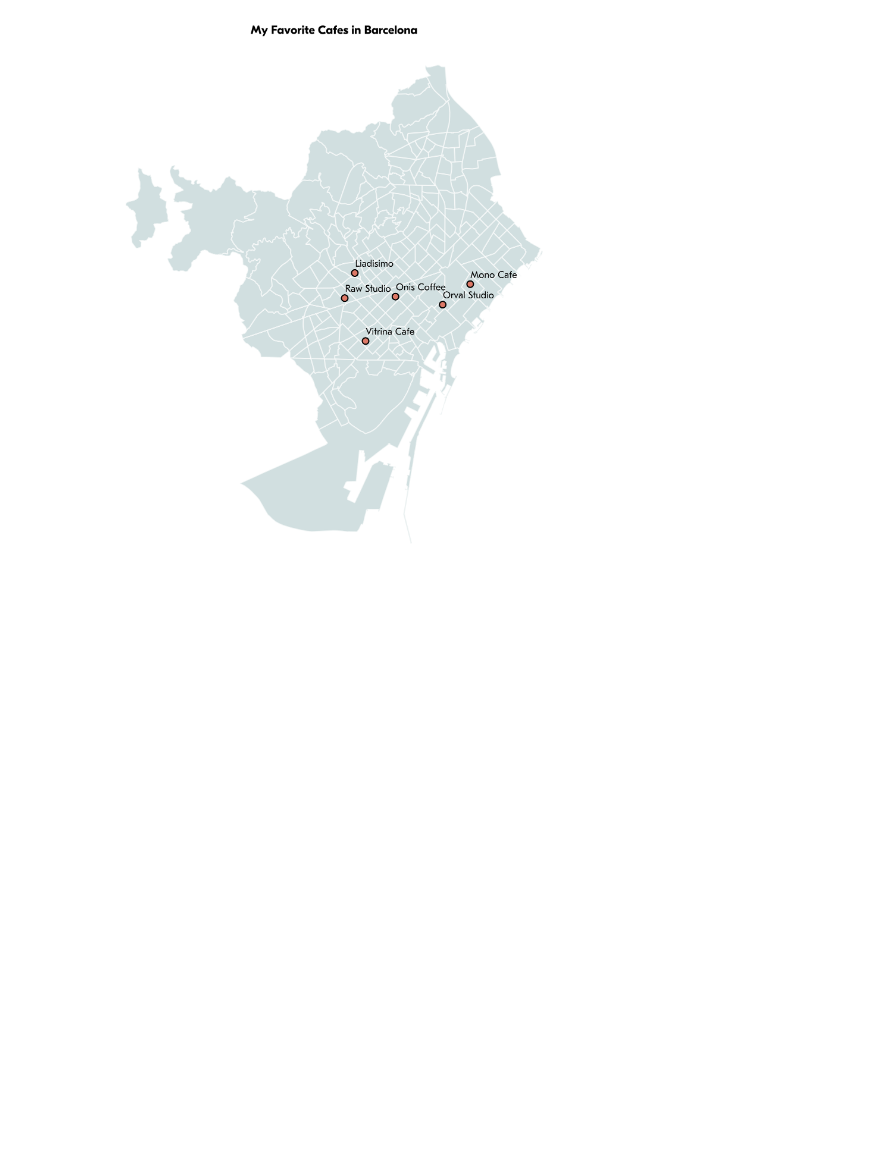
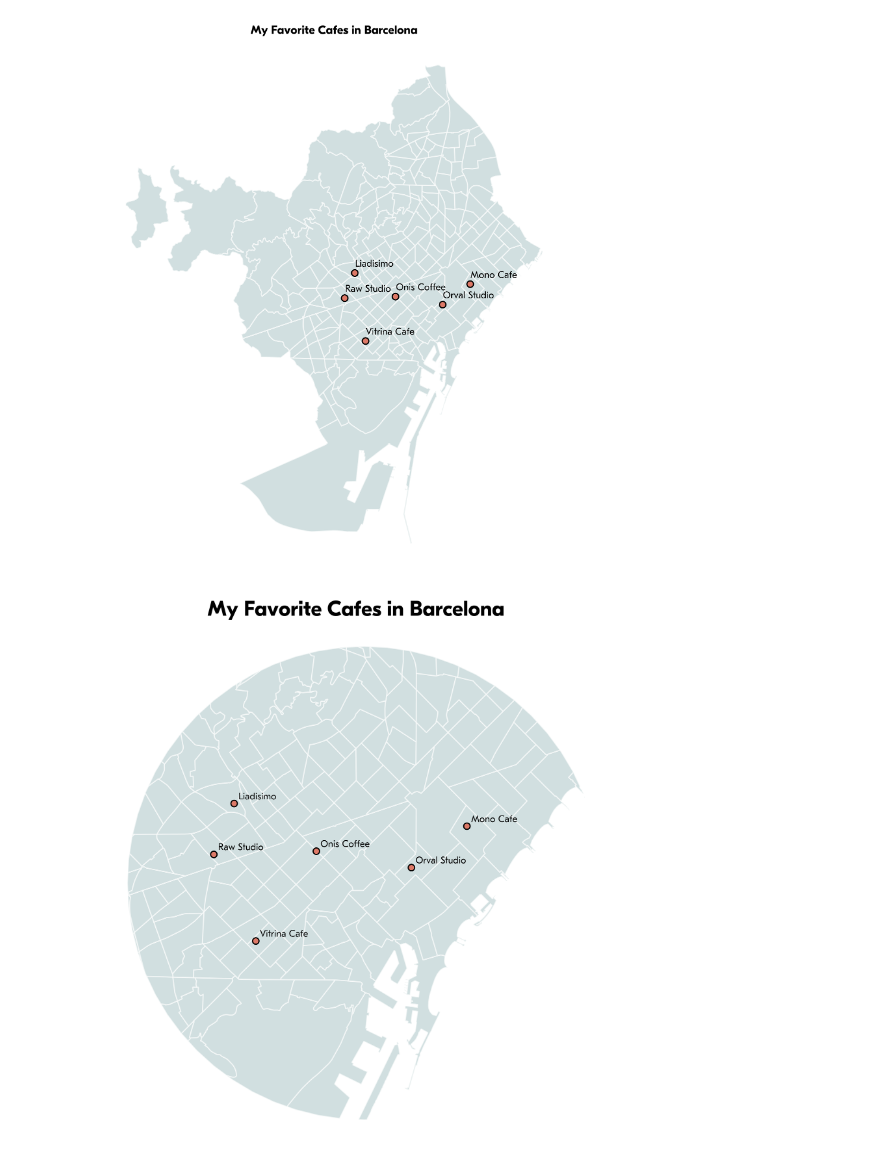
Before and after one commit to elizabeth-dwenger/Data-Visualization2025, a Jupyter notebook: FavoriteCafes/Barcelona.ipynb, the cells around one changed output. Cells and saved outputs as stored; diff of their text form; code cells hidden in the pictures; blank space fills up the shorter version.

Commit message:
Circle crop

```diff
--- a/FavoriteCafes/Barcelona.ipynb
+++ b/FavoriteCafes/Barcelona.ipynb
@@ -96,3 +97,64 @@ plt.title("My Favorite Cafes in Barcelona", fontsize=18, font=bold_font)
 plt.show()
 # %% [output]
 [figure]
+# %%
+bold_title = bold_font.copy()
+bold_title.set_size(18)
+# %%
+locations = [
+    {"name": "Onis Coffee", "lat": 41.395108, "lon": 2.166050},
+    {"name": "Vitrina Cafe", "lat": 41.381053, "lon": 2.153405},
+    {"name": "Orval Studio", "lat": 41.392555, "lon": 2.185878},
+    {"name": "Mono Cafe", "lat": 41.3990217, "lon": 2.197467},
+    {"name": "Raw Studio", "lat": 41.394616, "lon": 2.144675},
+    {"name": "Liadisimo", "lat": 41.4025678, "lon": 2.1489001},
+]
+
+# Convert locations to GeoDataFrame
+points_gdf = gpd.GeoDataFrame(
+    locations,
+    geometry=[Point(loc["lon"], loc["lat"]) for loc in locations],
+    crs="EPSG:4326"  # Latitude/Longitude CRS
+)
+
+gdf = gpd.read_file("barcelona.geojson")
+
+# Convert to Web Mercator (EPSG:3857) for meters-based calculations
+gdf = gdf.to_crs("EPSG:3857")
+points_gdf = points_gdf.to_crs("EPSG:3857")
+
+# Define the circular crop center (convert lat/lon to Web Mercator)
+center_latlon = Point(2.176050, 41.390108)  # Center in lat/lon
+center = gpd.GeoSeries([center_latlon], crs="EPSG:4326").to_crs("EPSG:3857").geometry[0]
+
+# radius (in meters)
+radius = 5500  # 3 km radius
+
+# Create circular mask
+circle = center.buffer(radius)
+
+# Clip the map and points to the circular mask
+gdf_cropped = gdf.clip(circle)
+points_cropped = points_gdf[points_gdf.geometry.within(circle)]
+
+# Plot
+fig, ax = plt.subplots(figsize=(10, 8), dpi=500)
+ax.set_facecolor("#F4F4F4")  # Set background color outside the map
+
+gdf_cropped.plot(ax=ax, edgecolor="white", facecolor="#B3CBCC", alpha=0.6, linewidth=1)
+
+# Plot cropped markers
+points_cropped.plot(ax=ax, color="#DD7967", markersize=30, edgecolor="black", zorder=3)
+
+for idx, row in points_cropped.iterrows():
+    ax.text(row.geometry.x + 100, row.geometry.y + 100, row["name"], fontsize=8, font=font, ha="left", color="black")
+
+ax.set_xticks([])
+ax.set_yticks([])
+ax.set_frame_on(False)
+
+plt.title("My Favorite Cafes in Barcelona", fontsize=18, font=bold_title)
+plt.savefig("barcelona_cafes_circular.png", dpi=300, bbox_inches="tight")
+plt.show()
+# %% [output]
+[figure, added]
```
Also changed, not shown: parts of 1 cell of this notebook, 2 other files.
